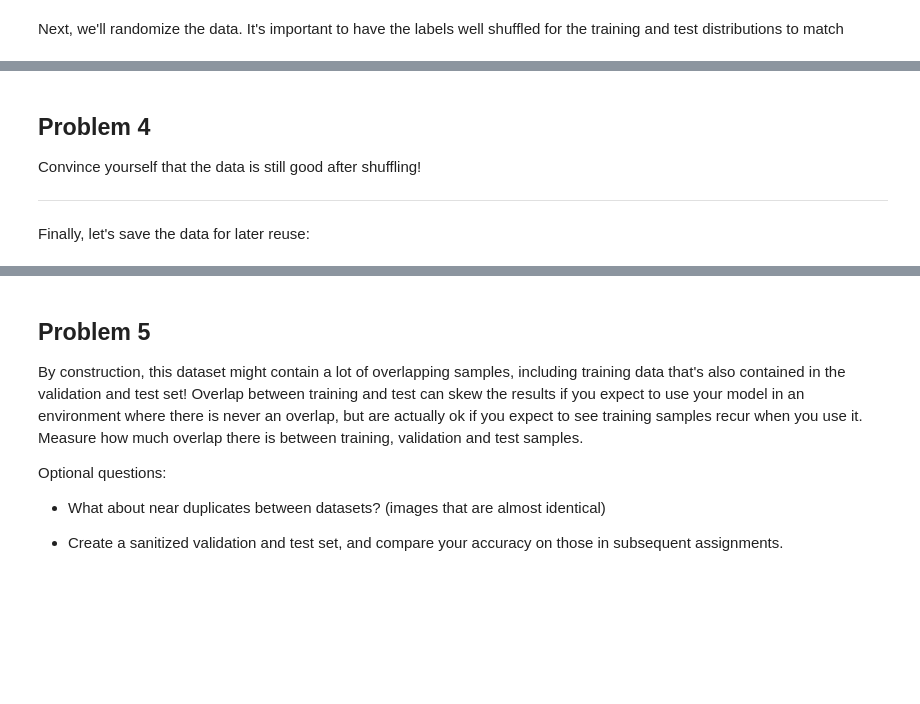
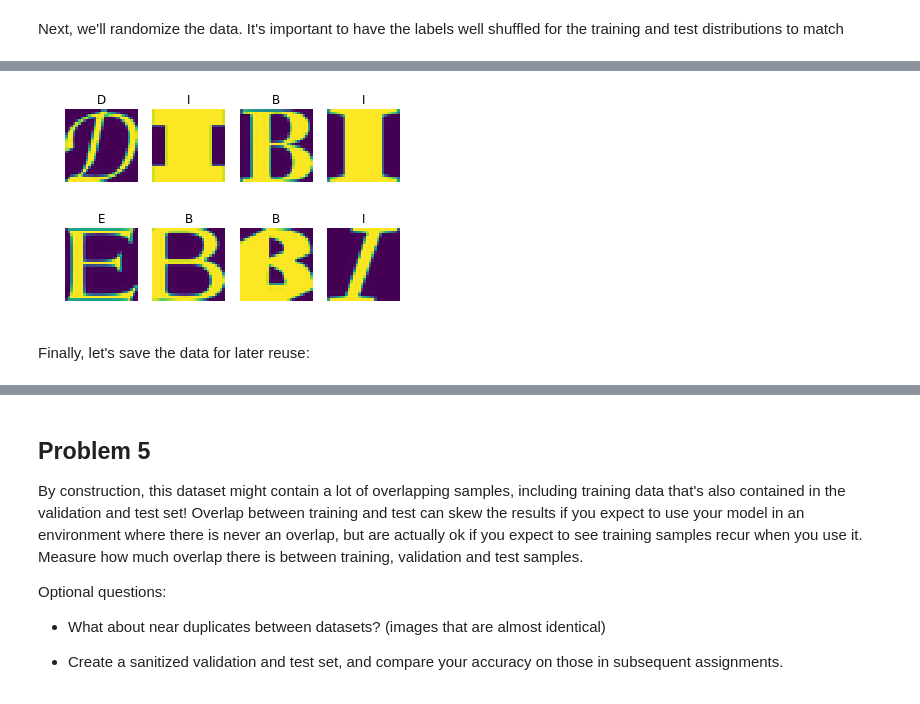
Before and after one commit to patadadeburro/deep_learning_uda730, a Jupyter notebook: assignement_1.ipynb, the cells around one changed output, grey strips where cells are left out. Saved outputs shown, nothing was run; the diff lists cells and outputs as text; code cells hidden in the pictures; blank space fills up the shorter version.

```diff
--- a/assignement_1.ipynb
+++ b/assignement_1.ipynb
@@ -496,11 +564,8 @@ valid_dataset, valid_labels = randomize(valid_dataset, valid_labels)
+# %%
+disp_sample_dataset(test_dataset, test_labels)
+# %% [output]
+[figure, added]
 # %% [markdown]
-## Problem 4
-
-
-Convince yourself that the data is still good after shuffling!
-
----
-
 Finally, let's save the data for later reuse:
 # %%
 pickle_file = os.path.join(data_root, 'notMNIST.pickle')
```
Also changed, not shown: parts of 13 cells of this notebook.
